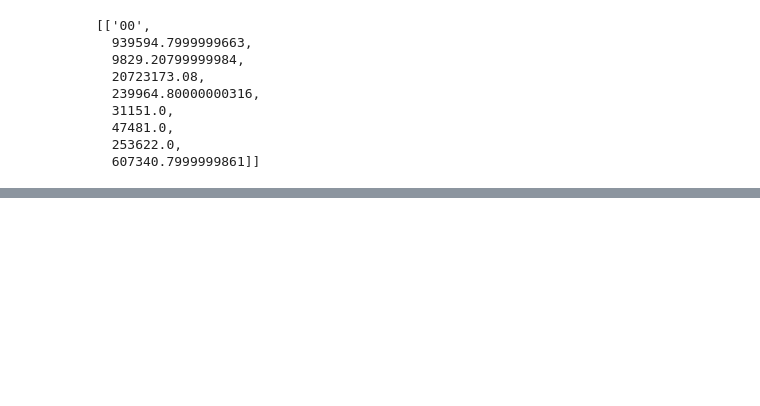
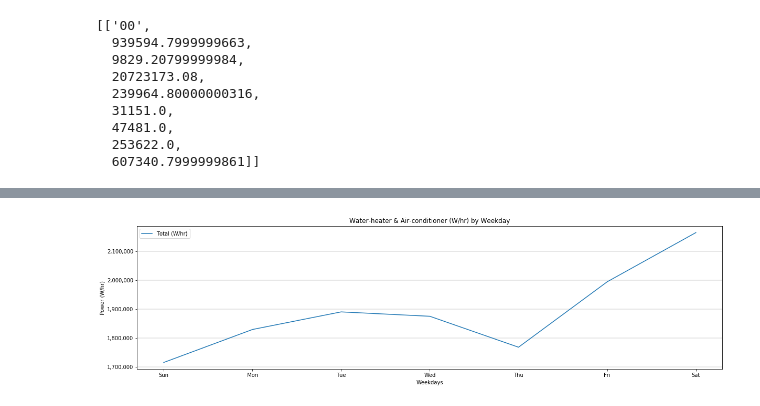
Before and after one commit to vardhanv/ML-power-consumption, a Jupyter notebook: UCI Power Consumption.ipynb, the cells around one changed output, grey strips where cells are left out. Saved outputs shown, nothing was run; the diff lists cells and outputs as text; code cells hidden in the pictures; blank space fills up the shorter version.

```diff
--- a/UCI Power Consumption.ipynb
+++ b/UCI Power Consumption.ipynb
@@ -127,0 +213,5 @@ hourRDD.take(1)
+# %%
+c = WattHourCol[3]
+simpleWeekDayGraph(weekDayDF.select(c).collect(),"Power (W/hr)", c + " by Weekday")
+# %% [output]
+[figure, added]
```
Also changed, not shown: parts of 45 cells of this notebook.
